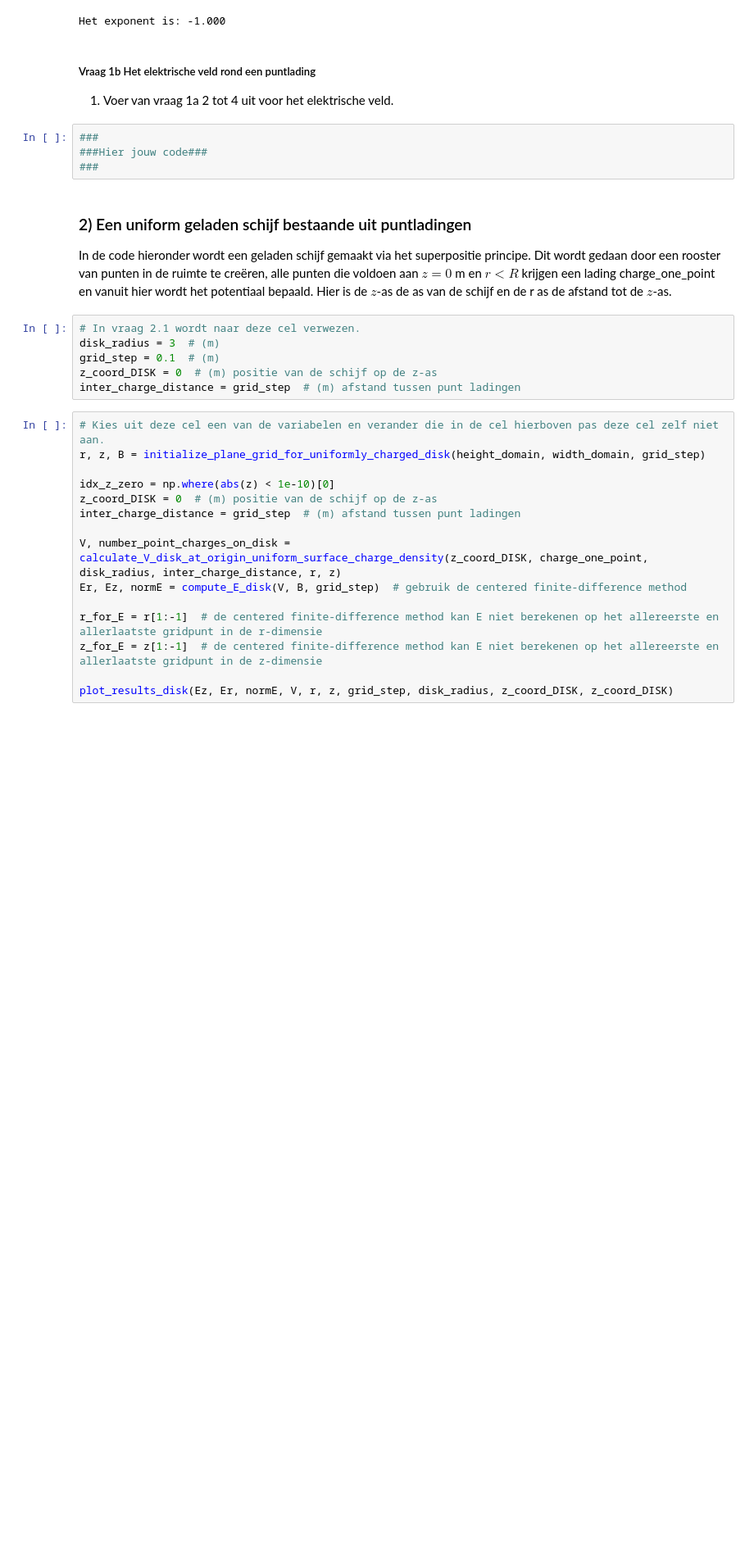
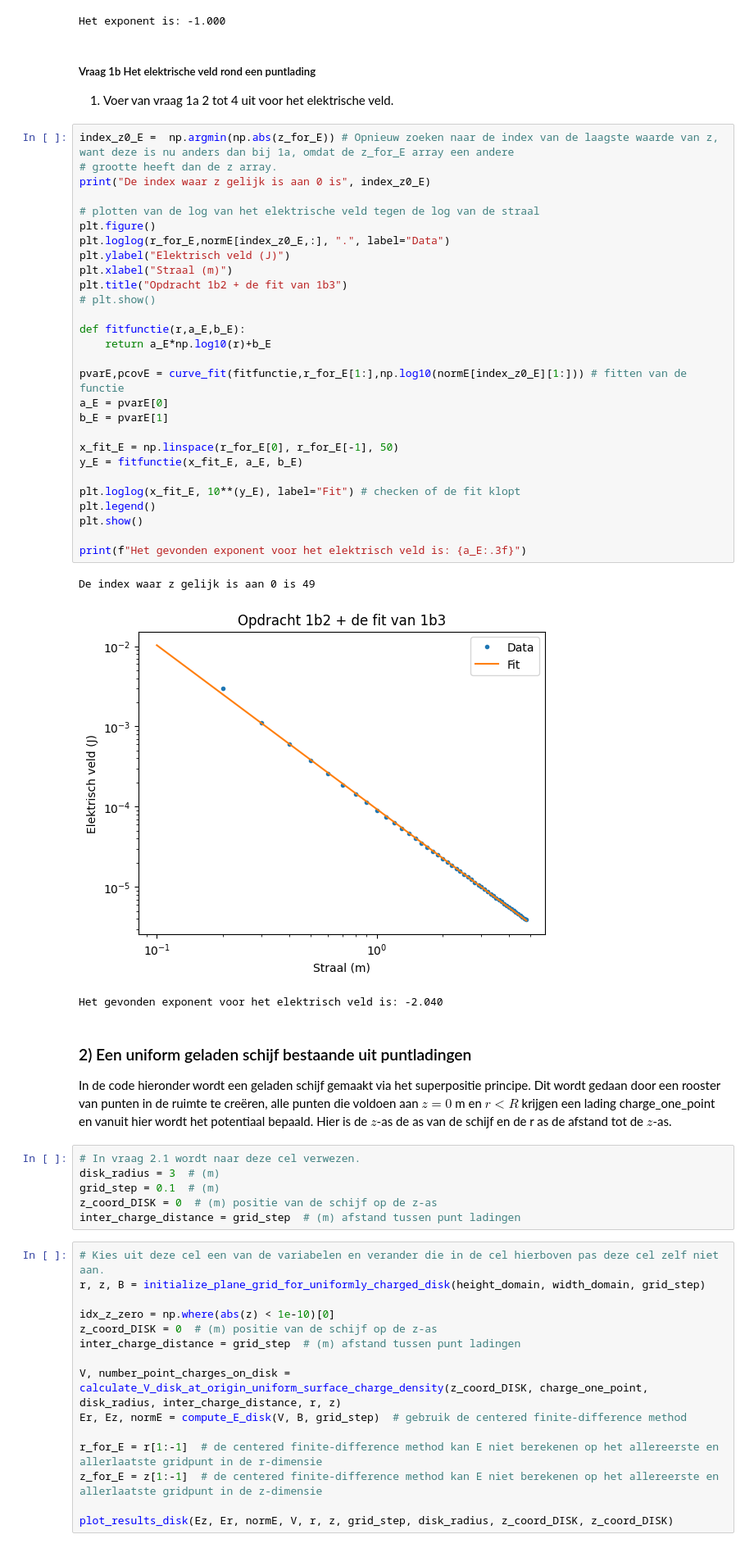
Before and after one commit to JSlootsTUD/opdrachten-DEF-D-Justin, a Jupyter notebook: DigitaleOntwerpopdrachten/1CondensatorOpdracht/CondensatorOntwerpopdracht.ipynb, the cells around one changed output. Shown at 82% size. Saved outputs shown, nothing was run; the diff lists cells and outputs as text; blank space fills up the shorter version.

Commit message:
Heel opdracht 1 is nu af

```diff
--- a/DigitaleOntwerpopdrachten/1CondensatorOpdracht/CondensatorOntwerpopdracht.ipynb
+++ b/DigitaleOntwerpopdrachten/1CondensatorOpdracht/CondensatorOntwerpopdracht.ipynb
@@ -126,9 +127,37 @@ Het exponent is: -1.000
 ##### Vraag 1b Het elektrische veld rond een puntlading
 1. Voer van vraag 1a 2 tot 4 uit voor het elektrische veld.
 # %%
-###
-###Hier jouw code###
-###
+index_z0_E =  np.argmin(np.abs(z_for_E)) # Opnieuw zoeken naar de index van de laagste waarde van z, want deze is nu anders dan bij 1a, omdat de z_for_E array een andere
+# grootte heeft dan de z array.
+print("De index waar z gelijk is aan 0 is", index_z0_E)
+
+# plotten van de log van het elektrische veld tegen de log van de straal
+plt.figure()
+plt.loglog(r_for_E,normE[index_z0_E,:], ".", label="Data")
+plt.ylabel("Elektrisch veld (J)")
+plt.xlabel("Straal (m)")
+plt.title("Opdracht 1b2 + de fit van 1b3")
+# plt.show()
+
+def fitfunctie(r,a_E,b_E):
+    return a_E*np.log10(r)+b_E
+
+pvarE,pcovE = curve_fit(fitfunctie,r_for_E[1:],np.log10(normE[index_z0_E][1:])) # fitten van de functie
+a_E = pvarE[0]
+b_E = pvarE[1]
+
+x_fit_E = np.linspace(r_for_E[0], r_for_E[-1], 50)
+y_E = fitfunctie(x_fit_E, a_E, b_E)
+
+plt.loglog(x_fit_E, 10**(y_E), label="Fit") # checken of de fit klopt
+plt.legend()
+plt.show()
+
+print(f"Het gevonden exponent voor het elektrisch veld is: {a_E:.3f}")
+# %% [output]
+De index waar z gelijk is aan 0 is 49
+[figure, added]
+Het gevonden exponent voor het elektrisch veld is: -2.040
 # %% [markdown]
 ### 2) Een uniform geladen schijf bestaande uit puntladingen
 
```
Also changed, not shown: parts of 1 cell of this notebook.
